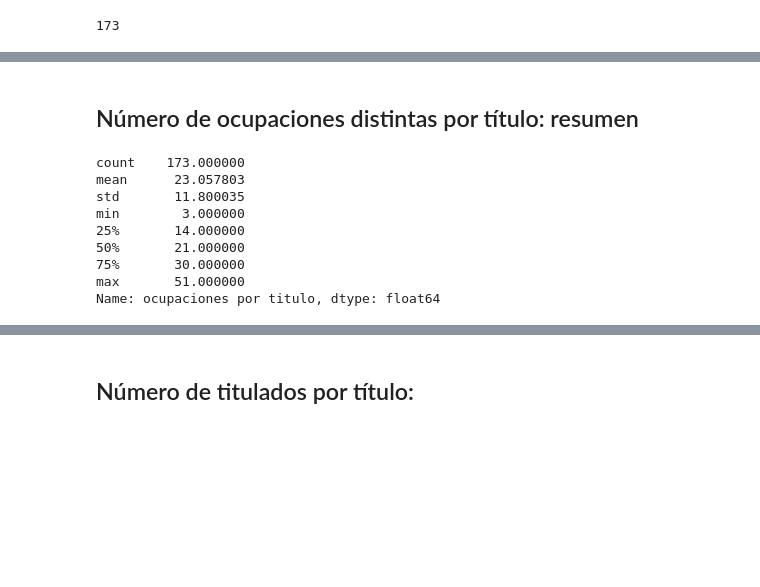
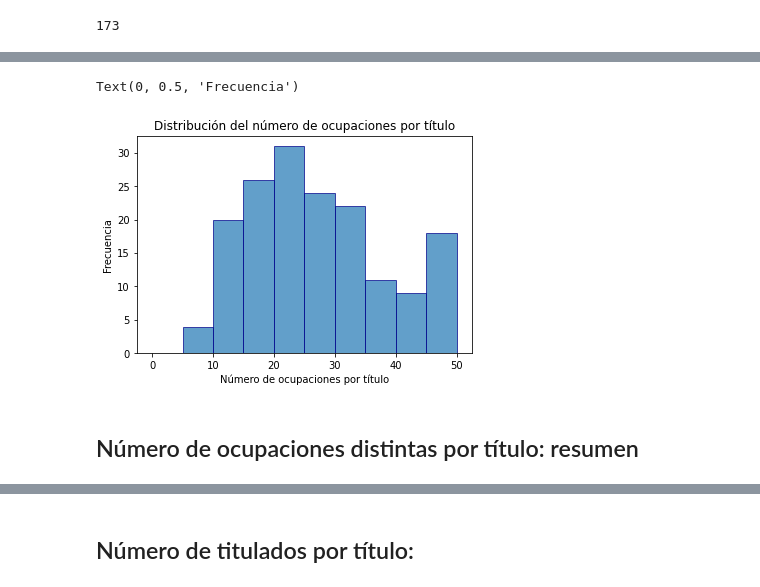
Before and after one commit to bdeotto/KSchool_TFM, a Jupyter notebook: naive_benchmark.ipynb, the cells around one changed output, grey strips where cells are left out. Cells and saved outputs as stored; diff of their text form; code cells hidden in the pictures; blank space fills up the shorter version.

```diff
--- a/naive_benchmark.ipynb
+++ b/naive_benchmark.ipynb
@@ -118,16 +150,11 @@ df_num_oc_por_titulo
+# %%
+plt.hist(num_oc_por_titulo_encuesta['num categorias target por regresor'],bins=np.arange(0,55,5),\
+         color='tab:blue',alpha=0.7,edgecolor='darkblue',linewidth=1)
+plt.title('Distribución del número de ocupaciones por título')
+plt.xlabel('Número de ocupaciones por título')
+plt.ylabel('Frecuencia')
+# %% [output]
+Text(0, 0.5, 'Frecuencia')
+[figure, added]
 # %% [markdown]
 ## Número de ocupaciones distintas por título: resumen
-# %%
-df_num_oc_por_titulo['ocupaciones por titulo'].describe()
-# núm. de ocupaciones únicas agrupadas por título ppal (resumen):
-# count= número de cardinales (distintos) de ocupaciones agrupadas por título principal
-# %% [output]
-count    173.000000
-mean      23.057803
-std       11.800035
-min        3.000000
-25%       14.000000
-50%       21.000000
-75%       30.000000
-max       51.000000
-Name: ocupaciones por titulo, dtype: float64
```
Also changed, not shown: parts of 78 cells of this notebook.
